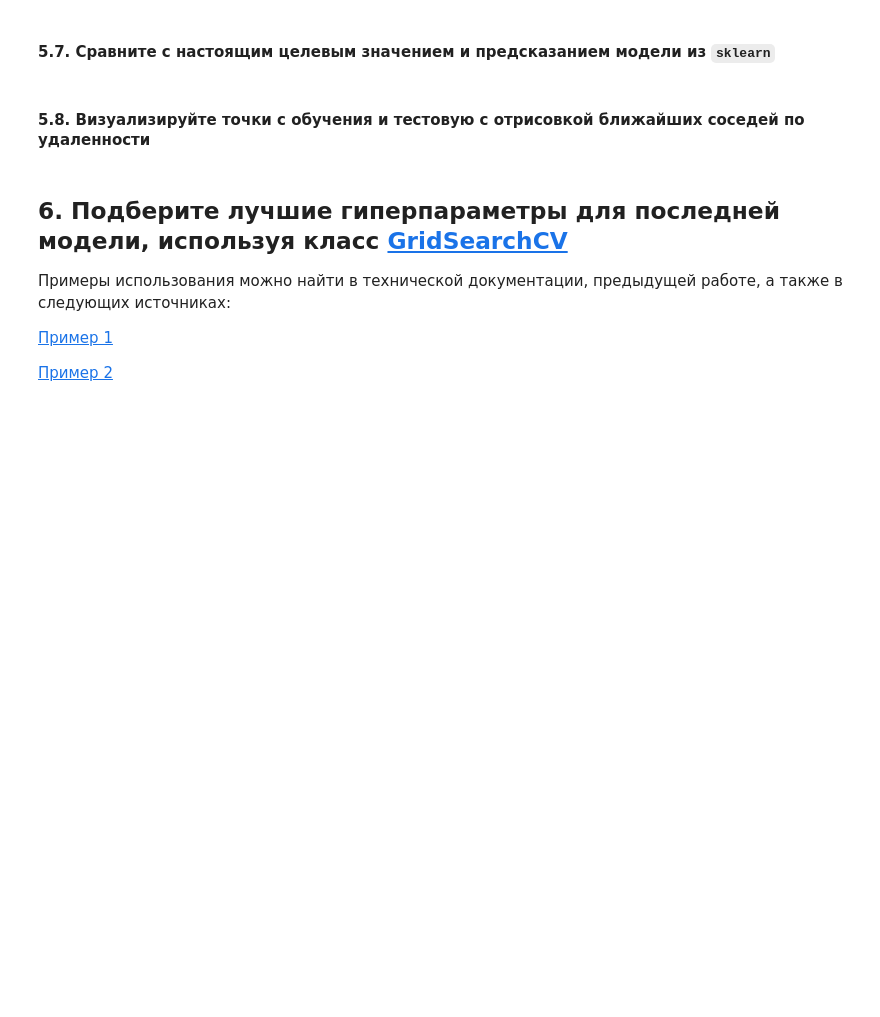
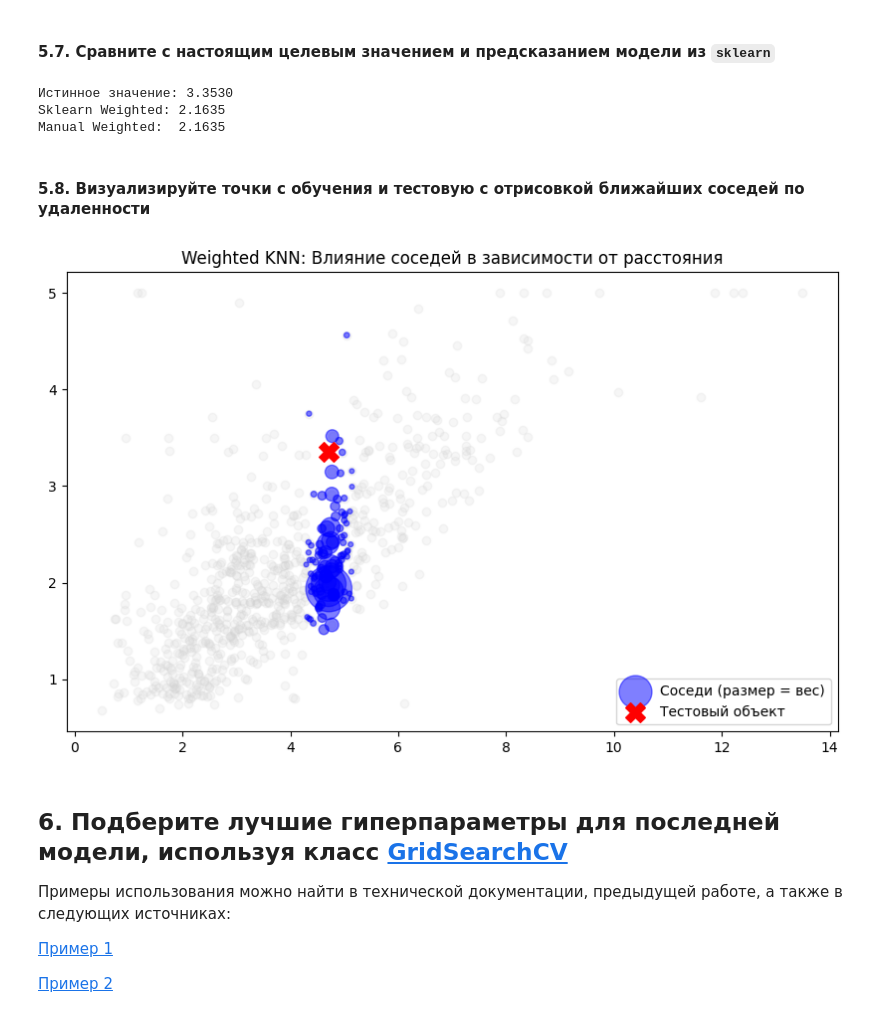
Before and after one commit to fruct49/ml_practice, a Jupyter notebook: Практическая_работа_4_Метод_K_ближайших_соседей.ipynb, the cells around one changed output. Cells and saved outputs as stored; diff of their text form; code cells hidden in the pictures; blank space fills up the shorter version.

```diff
--- a/Практическая_работа_4_Метод_K_ближайших_соседей.ipynb
+++ b/Практическая_работа_4_Метод_K_ближайших_соседей.ipynb
@@ -855,0 +854,3 @@ plt.show()
+# %%
+knn_weighted = KNeighborsRegressor(n_neighbors=k, weights='distance')
+knn_weighted.fit(X_train, y_train)
@@ -863,0 +868,12 @@ plt.show()
+# %%
+sample_idx = 0
+test_sample = X_test.iloc[sample_idx].values
+true_val = y_test[sample_idx]
+
+distances = []
+for i in range(len(X_train)):
+    train_val = X_train.iloc[i].values
+    dist = np.sqrt(np.sum((test_sample - train_val)**2))
+    distances.append((dist, y_train[i], i))
+
+print(f"Расстояния для объекта {test_sample} рассчитаны.")
@@ -868,2 +884,5 @@ plt.show()
+# %%
+sorted_neighbors = sorted(distances, key=lambda x: x[0])
+top_k = sorted_neighbors[:k]
 # %% [markdown]
 #### 5.5. Рассчитайте вес для каждого соседа
@@ -872,2 +889,14 @@ plt.show()
+# %%
+eps = 1e-10
+weights = []
+neighbor_targets = []
+
+for dist, val, idx in top_k:
+    w = 1 / (dist + eps)
+    weights.append(w)
+    neighbor_targets.append(val)
+
+weights = np.array(weights)
+neighbor_targets = np.array(neighbor_targets)
 # %% [markdown]
 #### 5.6. Выведите финальное предсказание для этого объекта
@@ -882,2 +910,12 @@ plt.show()
+# %%
+sklearn_w_pred = knn_weighted.predict(X_test.iloc[[sample_idx]])[0]
+
+print(f"Истинное значение: {true_val:.4f}")
+print(f"Sklearn Weighted: {sklearn_w_pred:.4f}")
+print(f"Manual Weighted:  {manual_weighted_pred:.4f}")
+# %% [output]
+Истинное значение: 3.3530
+Sklearn Weighted: 2.1635
+Manual Weighted:  2.1635
 # %% [markdown]
 #### 5.8. Визуализируйте точки с обучения и тестовую с отрисовкой ближайших соседей по удаленности
@@ -886,3 +922,14 @@ plt.show()
+# %%
+plt.figure(figsize=(10, 6))
+plt.scatter(X_train, y_train, c='lightgrey', alpha=0.2)
+plt.scatter(X_neighbors, y_neighbors, c='blue', s=weights*5, label='Соседи (размер = вес)', alpha=0.5)
+plt.scatter(test_sample, true_val, c='red', marker='X', s=200, label='Тестовый объект')
+
+plt.title("Weighted KNN: Влияние соседей в зависимости от расстояния")
+plt.legend()
+plt.show()
+# %% [output]
+[figure, added]
 # %% [markdown]
 ## 6. Подберите лучшие гиперпараметры для последней модели, используя класс [GridSearchCV](https://scikit-learn.org/stable/modules/grid_search.html)
 
```
Also changed, not shown: parts of 15 cells of this notebook.
